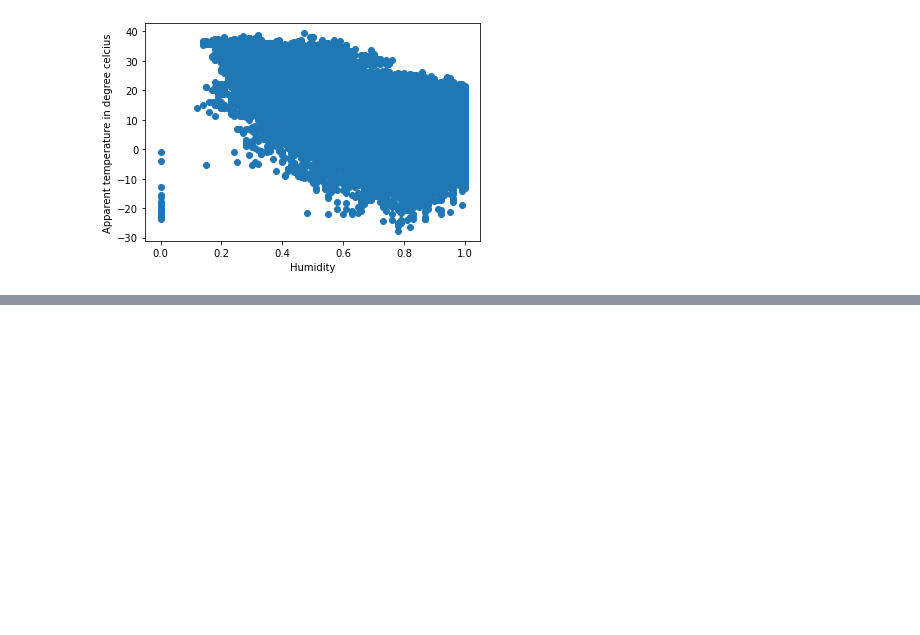
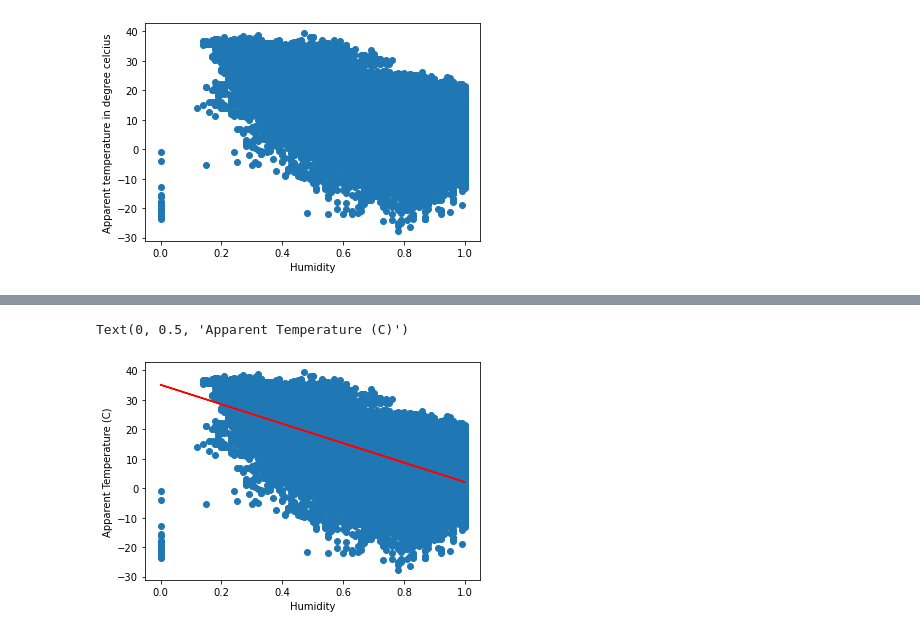
Before and after one commit to abhiraj0905/Szeged-Weather-Prediction, a Jupyter notebook: Szeged Weather Prediction.ipynb, the cells around one changed output, grey strips where cells are left out. Drawn from its saved outputs; the diff is of its cells as text; code cells hidden in the pictures; blank space fills up the shorter version.

```diff
--- a/Szeged Weather Prediction.ipynb
+++ b/Szeged Weather Prediction.ipynb
@@ -90,3 +90,11 @@ plt.plot()
 '''
 Modeling
 '''
+# %%
+from sklearn import linear_model
+regressor=linear_model.LinearRegression()
+train_x=np.asanyarray(train[['Humidity']])
+train_y=np.asanyarray(train[['Apparent Temperature (C)']])
+regressor.fit(train_x,train_y)
+print("Coefficients is",regressor.coef_)
+print("Intercept is",regressor.intercept_)
@@ -92,0 +106,6 @@ Modeling
+# %%
+plt.scatter(x='Humidity',y='Apparent Temperature (C)',data=train)
+plt.plot(train_x,regressor.coef_[0][0]*train_x+regressor.intercept_[0],'-r')
+plt.xlabel("Humidity")
+plt.ylabel("Apparent Temperature (C)")
+# %% [output]
@@ -92,0 +116,2 @@ Modeling
+Text(0, 0.5, 'Apparent Temperature (C)')
+[figure, added]
```
Also changed, not shown: parts of 4 cells of this notebook.
